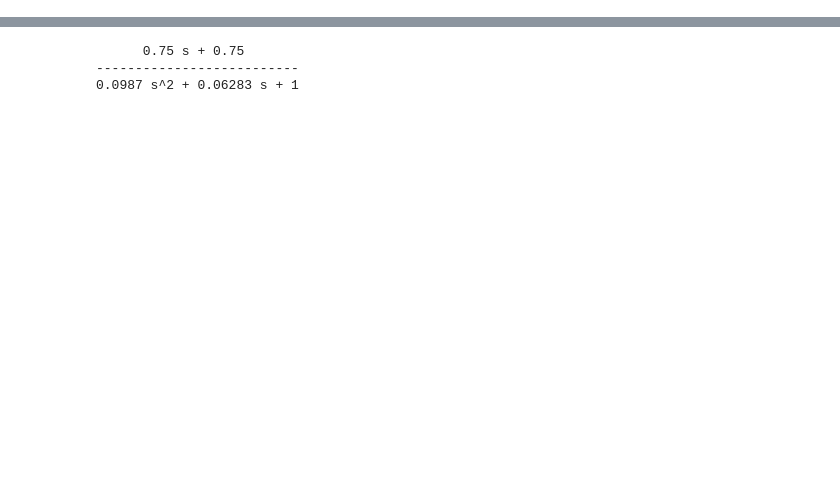
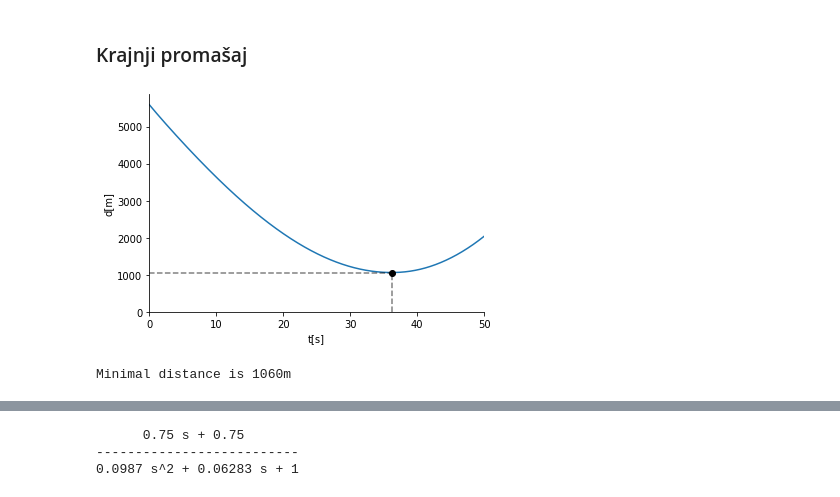
Before and after one commit to djokjulapfe/avo, a Jupyter notebook: main.ipynb, the cells around one changed output, grey strips where cells are left out. Cells and saved outputs as stored; diff of their text form; code cells hidden in the pictures; blank space fills up the shorter version.

```diff
--- a/main.ipynb
+++ b/main.ipynb
@@ -267,0 +122,12 @@ import control
+# %%
+def model(t, state):
+    acc_normal = reference_acc(state, create_target(t))
+
+    x, y, vx, vy = state
+    acc_angle = np.arctan2(vy, vx) + np.pi / 2
+    acc = {
+        'x': acc_normal * np.cos(acc_angle),
+        'y': acc_normal * np.sin(acc_angle)
+    }
+
+    return np.array([vx, vy, acc['x'], acc['y']])
@@ -267,0 +146,8 @@ import control
+# %%
+t_max = 50
+dt = 0.01
+x0, y0 = 0, 0
+v0 = 400
+angle0 = 20 / 180 * np.pi
+vx0, vy0 = v0 * np.cos(angle0), v0 * np.sin(angle0)
+t = np.linspace(0, t_max, int(t_max / dt + 1))
@@ -267,0 +221,28 @@ import control
+# %% [markdown]
+### Krajnji promašaj
+# %%
+min_index = np.argmin(dist)
+d_min = dist[min_index]
+t_min = t[min_index]
+
+fig, ax = plt.subplots()
+ax.spines['right'].set_visible(False)
+ax.spines['top'].set_visible(False)
+plt.plot(t, dist)
+plt.plot([t_min, t_min], [0, d_min], '--k', alpha=0.5)
+plt.plot([0, t_min], [d_min, d_min], '--k', alpha=0.5)
+plt.plot([t_min], [d_min], 'ok')
+plt.xlabel('t[s]')
+plt.ylabel('d[m]')
+plt.xlim(0, 50)
+plt.ylim(0, np.max(dist) * 1.05)
+plt.show()
+
+print("Minimal distance is {:.00f}m".format(d_min))
+
+task1['dist'] = dist
+task1['d_min'] = d_min
+task1['t_min'] = t_min
+# %% [output]
+[figure, added]
+Minimal distance is 1060m
```
Also changed, not shown: parts of 76 cells of this notebook, 3 other files.
